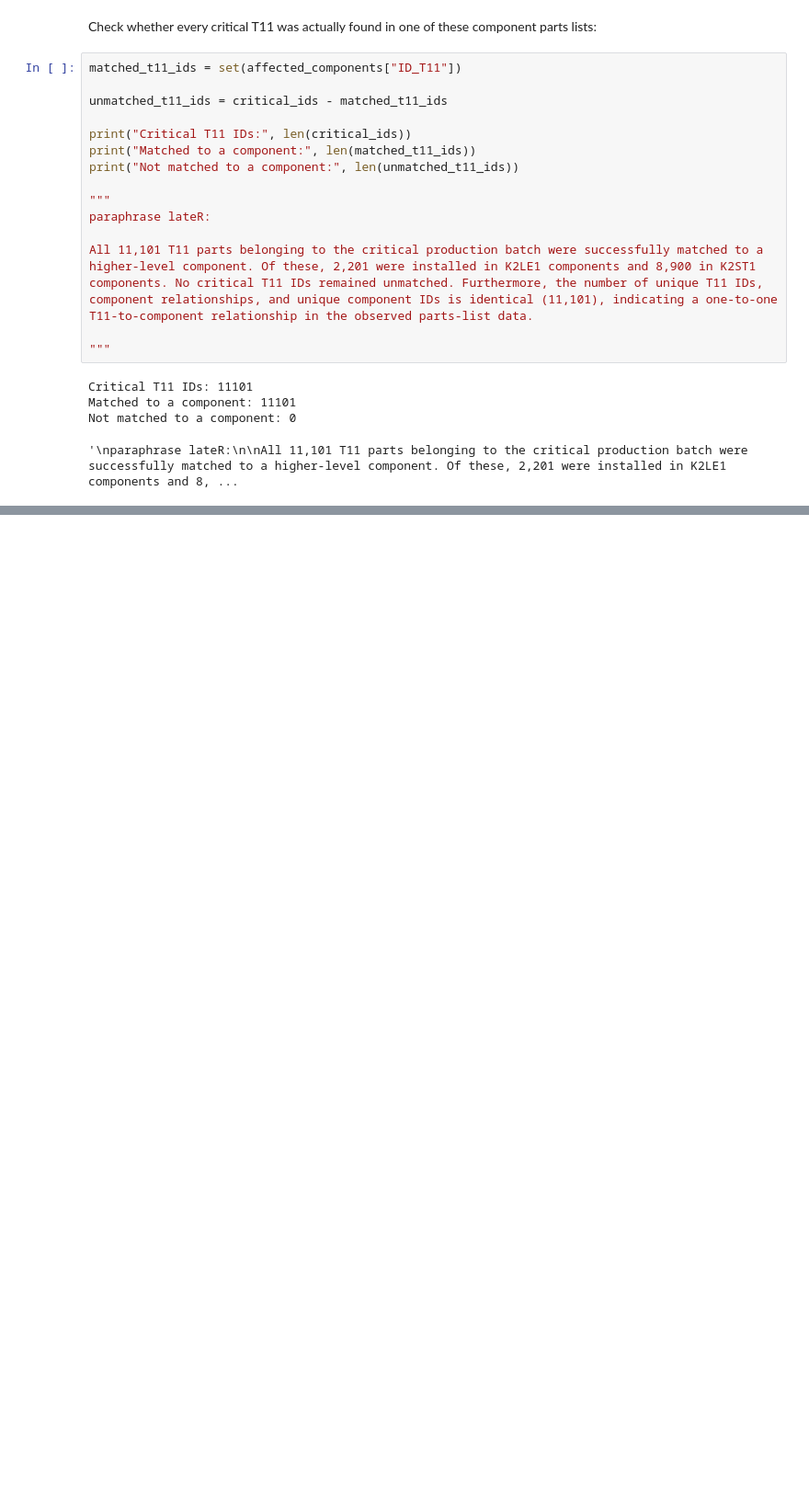
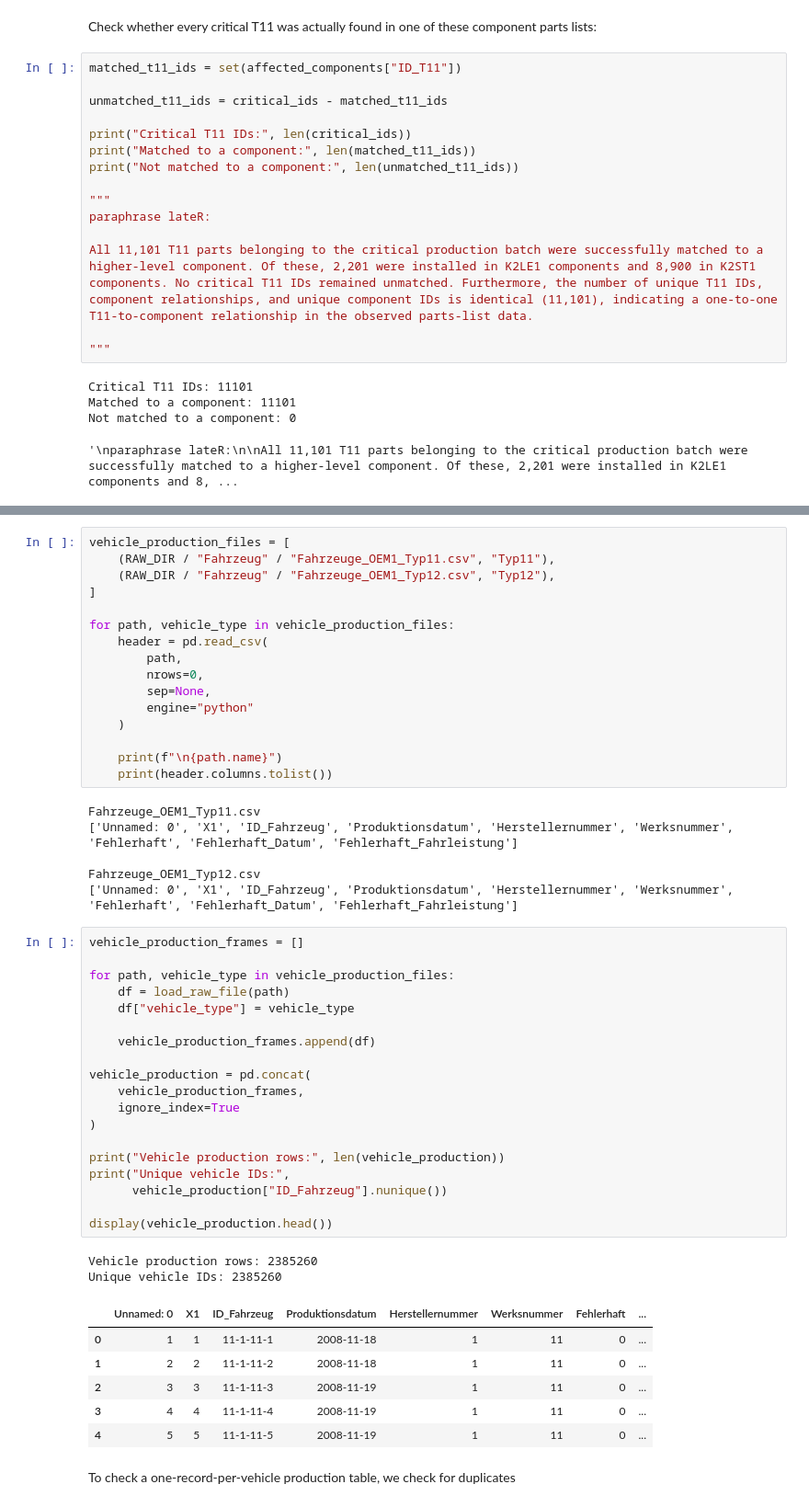
Before and after one commit to eniseirem/Data-Analysis-Case-Study, a Jupyter notebook: notebooks/case_study/case_study_v1.ipynb, the cells around one changed output, grey strips where cells are left out. Shown at 92% size. Drawn from its saved outputs; the diff is of its cells as text; blank space fills up the shorter version.

Commit message:
trace critical T11 parts to affected vehicles

```diff
--- a/notebooks/case_study/case_study_v1.ipynb
+++ b/notebooks/case_study/case_study_v1.ipynb
@@ -871,0 +1100,52 @@ Not matched to a component: 0
+# %%
+vehicle_production_files = [
+    (RAW_DIR / "Fahrzeug" / "Fahrzeuge_OEM1_Typ11.csv", "Typ11"),
+    (RAW_DIR / "Fahrzeug" / "Fahrzeuge_OEM1_Typ12.csv", "Typ12"),
+]
+
+for path, vehicle_type in vehicle_production_files:
+    header = pd.read_csv(
+        path,
+        nrows=0,
+        sep=None,
+        engine="python"
+    )
+
+    print(f"\n{path.name}")
+    print(header.columns.tolist())
+# %% [output]
+Fahrzeuge_OEM1_Typ11.csv
+['Unnamed: 0', 'X1', 'ID_Fahrzeug', 'Produktionsdatum', 'Herstellernummer', 'Werksnummer', 'Fehlerhaft', 'Fehlerhaft_Datum', 'Fehlerhaft_Fahrleistung']
+
+Fahrzeuge_OEM1_Typ12.csv
+['Unnamed: 0', 'X1', 'ID_Fahrzeug', 'Produktionsdatum', 'Herstellernummer', 'Werksnummer', 'Fehlerhaft', 'Fehlerhaft_Datum', 'Fehlerhaft_Fahrleistung']
+# %%
+vehicle_production_frames = []
+
+for path, vehicle_type in vehicle_production_files:
+    df = load_raw_file(path)
+    df["vehicle_type"] = vehicle_type
+
+    vehicle_production_frames.append(df)
+
+vehicle_production = pd.concat(
+    vehicle_production_frames,
+    ignore_index=True
+)
+
+print("Vehicle production rows:", len(vehicle_production))
+print("Unique vehicle IDs:",
+      vehicle_production["ID_Fahrzeug"].nunique())
+
+display(vehicle_production.head())
+# %% [output]
+Vehicle production rows: 2385260
+Unique vehicle IDs: 2385260
+|  | Unnamed: 0 | X1 | ID_Fahrzeug | Produktionsdatum | Herstellernummer | Werksnummer | Fehlerhaft | ... |
+| 0 | 1 | 1 | 11-1-11-1 | 2008-11-18 | 1 | 11 | 0 | ... |
+| 1 | 2 | 2 | 11-1-11-2 | 2008-11-18 | 1 | 11 | 0 | ... |
+| 2 | 3 | 3 | 11-1-11-3 | 2008-11-19 | 1 | 11 | 0 | ... |
+| 3 | 4 | 4 | 11-1-11-4 | 2008-11-19 | 1 | 11 | 0 | ... |
+| 4 | 5 | 5 | 11-1-11-5 | 2008-11-19 | 1 | 11 | 0 | ... |
+# %% [markdown]
+To check a one-record-per-vehicle production table, we check for duplicates
```
Also changed, not shown: parts of 21 cells of this notebook.
